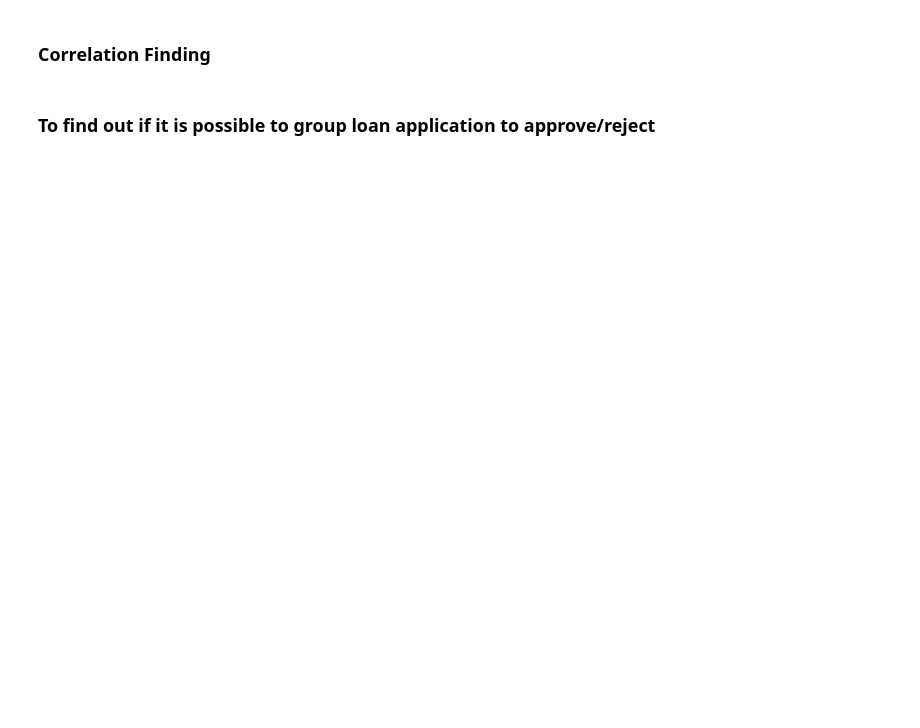
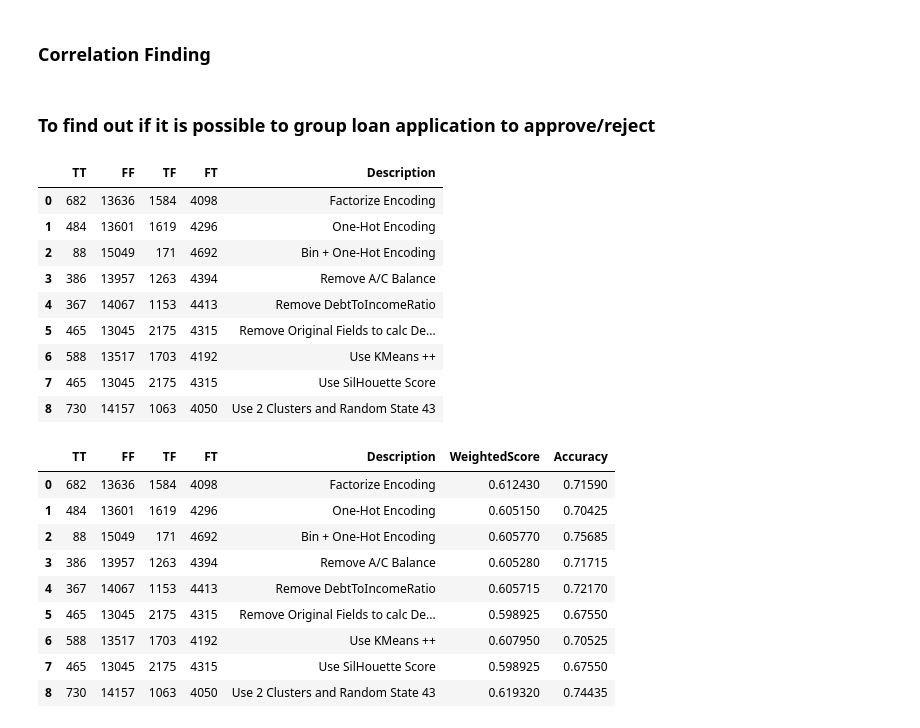
Before and after one commit to jp-eagle/VLC-SCAI012-24-0652, a Jupyter notebook: Loan/JPE-CapStone-CreditRisk-Temp.ipynb, the cells around one changed output. Drawn from its saved outputs; the diff is of its cells as text; code cells hidden in the pictures; blank space fills up the shorter version.

```diff
--- a/Loan/JPE-CapStone-CreditRisk-Temp.ipynb
+++ b/Loan/JPE-CapStone-CreditRisk-Temp.ipynb
@@ -650,0 +630,55 @@ FT           4050.00000
+# %%
+# eval_result = pd.DataFrame()
+j = [
+    {"TT": 682, "FF": 13636, "TF": 1584, "FT": 4098, "Description": "Factorize Encoding"},
+    {"TT": 484, "FF": 13601, "TF": 1619, "FT": 4296, "Description": "One-Hot Encoding"},
+    {"TT": 88,  "FF": 15049, "TF": 171,  "FT": 4692, "Description": "Bin + One-Hot Encoding"},
+    {"TT": 386, "FF": 13957, "TF": 1263, "FT": 4394, "Description": "Remove A/C Balance"},
+    {"TT": 367, "FF": 14067, "TF": 1153, "FT": 4413, "Description": "Remove DebtToIncomeRatio"},
+    {"TT": 465, "FF": 13045, "TF": 2175, "FT": 4315, "Description": "Remove Original Fields to calc DebtToIncomeRatio"},
+    {"TT": 588, "FF": 13517, "TF": 1703, "FT": 4192, "Description": "Use KMeans ++"},
+    {"TT": 465, "FF": 13045, "TF": 2175, "FT": 4315, "Description": "Use SilHouette Score"},
+    {"TT": 730, "FF": 14157, "TF": 1063, "FT": 4050, "Description": "Use 2 Clusters and Random State 43"},
+]
+eval_result = pd.DataFrame(j)
+eval_result
+
+# Custom weights
+W_TT = 1.0   # TT (True Positives), Actual Value is same as Predicted Value, both are True
+W_FF = 0.7   # FF (True Negatives), Actual Value is same as Predicted Value, both are False
+W_TF = 0.5   # TF (False Negatives), Actual Value is False, Predicted Value is True
+W_FT = 0.3   # FT (False Positives), Actual Value is True, Predicted Value is False
+
+for i in range(0,len(eval_result)):
+    TP = eval_result.loc[i]["TT"]  # True Positive (TT)
+    TN = eval_result.loc[i]["FF"]  # True Negative (FF)
+    FN = eval_result.loc[i]["TF"]  # False Negative (TF)
+    FP = eval_result.loc[i]["FT"]  # False Positive (FT)
+    total_outcomes = TP + TN + FN + FP
+    weighted_score = ((W_TT * TP) + (W_FF * TN) + (W_TF * FN) + (W_FT * FP)) / total_outcomes
+    accuracy = (TP + TN) / total_outcomes
+    eval_result.loc[i,"WeightedScore"] = weighted_score
+    eval_result.loc[i,"Accuracy"] = accuracy
+
+eval_result
+# %% [output]
+|  | TT | FF | TF | FT | Description |
+| 0 | 682 | 13636 | 1584 | 4098 | Factorize Encoding |
+| 1 | 484 | 13601 | 1619 | 4296 | One-Hot Encoding |
+| 2 | 88 | 15049 | 171 | 4692 | Bin + One-Hot Encoding |
+| 3 | 386 | 13957 | 1263 | 4394 | Remove A/C Balance |
+| 4 | 367 | 14067 | 1153 | 4413 | Remove DebtToIncomeRatio |
+| 5 | 465 | 13045 | 2175 | 4315 | Remove Original Fields to calc De... |
+| 6 | 588 | 13517 | 1703 | 4192 | Use KMeans ++ |
+| 7 | 465 | 13045 | 2175 | 4315 | Use SilHouette Score |
+| 8 | 730 | 14157 | 1063 | 4050 | Use 2 Clusters and Random State 43 |
+|  | TT | FF | TF | FT | Description | WeightedScore | Accuracy |
+| 0 | 682 | 13636 | 1584 | 4098 | Factorize Encoding | 0.612430 | 0.71590 |
+| 1 | 484 | 13601 | 1619 | 4296 | One-Hot Encoding | 0.605150 | 0.70425 |
+| 2 | 88 | 15049 | 171 | 4692 | Bin + One-Hot Encoding | 0.605770 | 0.75685 |
+| 3 | 386 | 13957 | 1263 | 4394 | Remove A/C Balance | 0.605280 | 0.71715 |
+| 4 | 367 | 14067 | 1153 | 4413 | Remove DebtToIncomeRatio | 0.605715 | 0.72170 |
+| 5 | 465 | 13045 | 2175 | 4315 | Remove Original Fields to calc De... | 0.598925 | 0.67550 |
+| 6 | 588 | 13517 | 1703 | 4192 | Use KMeans ++ | 0.607950 | 0.70525 |
+| 7 | 465 | 13045 | 2175 | 4315 | Use SilHouette Score | 0.598925 | 0.67550 |
+| 8 | 730 | 14157 | 1063 | 4050 | Use 2 Clusters and Random State 43 | 0.619320 | 0.74435 |
```
Also changed, not shown: parts of 5 cells of this notebook, 7 other files.
